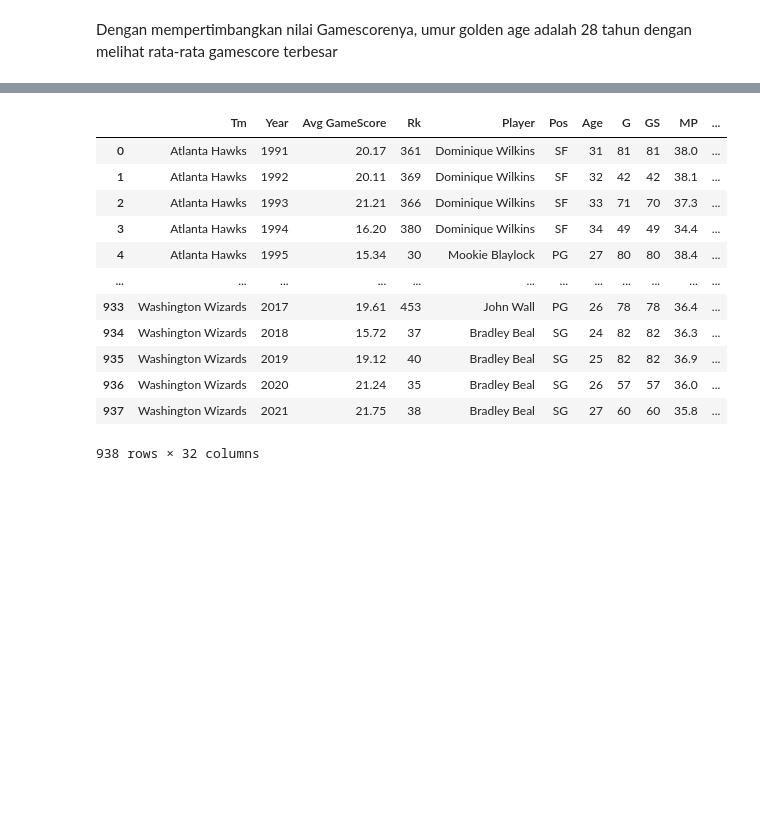
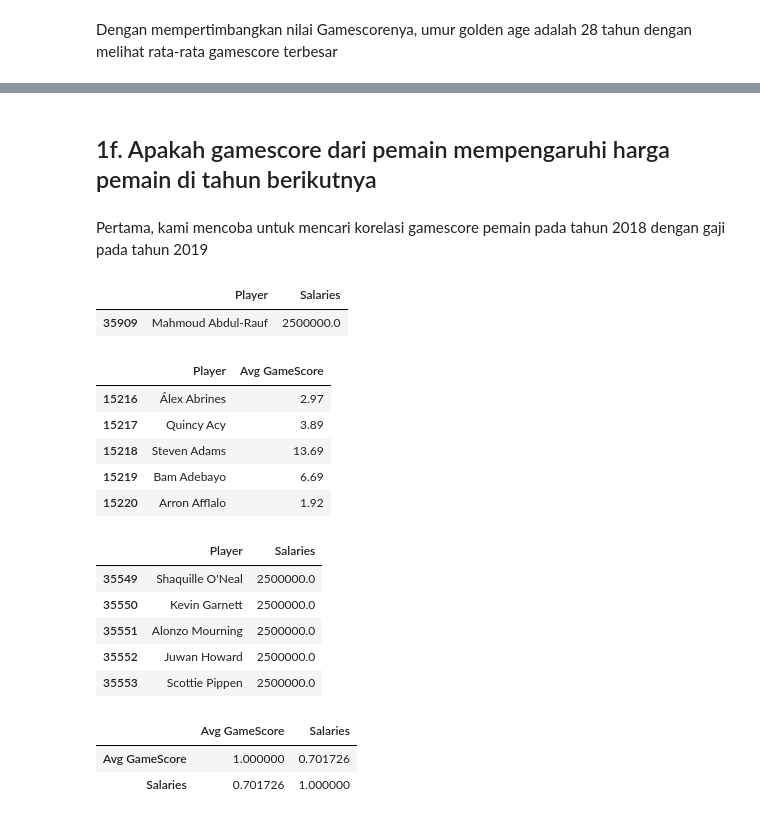
Before and after one commit to akmalgomal3/nba-kasddead, a Jupyter notebook: dataset-insight.ipynb, the cells around one changed output, grey strips where cells are left out. Cells and saved outputs as stored; diff of their text form; code cells hidden in the pictures; blank space fills up the shorter version.

```diff
--- a/dataset-insight.ipynb
+++ b/dataset-insight.ipynb
@@ -862,6 +859,0 @@ Dengan mempertimbangkan nilai Gamescorenya, umur golden age adalah 28 tahun deng
-# %%
-for i in arr_init_name :
-    val_real_team_name = nicknames_df['Name'].loc[nicknames_df['Abbreviation'] == i].values
-    players_df.loc[players_df["Tm"] == i, "Tm"] = val_real_team_name[0]
-
-display(players_df)
@@ -882,19 +860,44 @@ display(players_df)
-# %%
-the_best_player_from_team_each_year = players_df.groupby(["Tm","Year"]).agg({"Avg GameScore" : max}).reset_index()
-the_best_player_from_team_each_year = the_best_player_from_team_each_year.merge(players_df, on=["Tm", "Year", "Avg GameScore"], how="inner")
-
-display(the_best_player_from_team_each_year)
-# %% [output]
-|  | Tm | Year | Avg GameScore | Rk | Player | Pos | Age | G | GS | MP | ... |
-| 0 | Atlanta Hawks | 1991 | 20.17 | 361 | Dominique Wilkins | SF | 31 | 81 | 81 | 38.0 | ... |
-| 1 | Atlanta Hawks | 1992 | 20.11 | 369 | Dominique Wilkins | SF | 32 | 42 | 42 | 38.1 | ... |
-| 2 | Atlanta Hawks | 1993 | 21.21 | 366 | Dominique Wilkins | SF | 33 | 71 | 70 | 37.3 | ... |
-| 3 | Atlanta Hawks | 1994 | 16.20 | 380 | Dominique Wilkins | SF | 34 | 49 | 49 | 34.4 | ... |
-| 4 | Atlanta Hawks | 1995 | 15.34 | 30 | Mookie Blaylock | PG | 27 | 80 | 80 | 38.4 | ... |
-| ... | ... | ... | ... | ... | ... | ... | ... | ... | ... | ... | ... |
-| 933 | Washington Wizards | 2017 | 19.61 | 453 | John Wall | PG | 26 | 78 | 78 | 36.4 | ... |
-| 934 | Washington Wizards | 2018 | 15.72 | 37 | Bradley Beal | SG | 24 | 82 | 82 | 36.3 | ... |
-| 935 | Washington Wizards | 2019 | 19.12 | 40 | Bradley Beal | SG | 25 | 82 | 82 | 36.9 | ... |
-| 936 | Washington Wizards | 2020 | 21.24 | 35 | Bradley Beal | SG | 26 | 57 | 57 | 36.0 | ... |
-| 937 | Washington Wizards | 2021 | 21.75 | 38 | Bradley Beal | SG | 27 | 60 | 60 | 35.8 | ... |
-938 rows × 32 columns
+# %% [markdown]
+## 1f. Apakah gamescore dari pemain mempengaruhi harga pemain di tahun berikutnya
+# %% [markdown]
+Pertama, kami mencoba untuk mencari korelasi gamescore pemain pada tahun 2018 dengan gaji pada tahun 2019
+# %%
+import seaborn as sns
+
+temp_player_2018 = players_df.loc[players_df['Year'] == 2018]
+temp_salaries_2019 = salaries_df.loc[salaries_df['Year'] == 2019]
+
+temp_player_2018 = temp_player_2018.loc[:, ['Player', 'Avg GameScore']]
+temp_salaries_2019 = temp_salaries_2019.loc[:, ['Name', 'Salaries']]
+
+temp_salaries_2019.rename(columns={'Name' : 'Player'}, inplace=True)
+
+temp = temp_salaries_2019.loc[temp_salaries_2019['Player'] == 'Mahmoud Abdul-Rauf']
+
+display(temp.head())
+display(temp_player_2018.head())
+
+display(temp_salaries_2019.head())
+
+data_2019 = pd.merge(temp_player_2018, temp_salaries_2019, on=["Player"])
+data_2019 = data_2019.loc[:, ['Avg GameScore', 'Salaries']]
+data_2019 = data_2019.sort_values(by='Salaries')
+display(data_2019.corr())
+# %% [output]
+|  | Player | Salaries |
+| 35909 | Mahmoud Abdul-Rauf | 2500000.0 |
+|  | Player | Avg GameScore |
+| 15216 | Álex Abrines | 2.97 |
+| 15217 | Quincy Acy | 3.89 |
+| 15218 | Steven Adams | 13.69 |
+| 15219 | Bam Adebayo | 6.69 |
+| 15220 | Arron Afflalo | 1.92 |
+|  | Player | Salaries |
+| 35549 | Shaquille O'Neal | 2500000.0 |
+| 35550 | Kevin Garnett | 2500000.0 |
+| 35551 | Alonzo Mourning | 2500000.0 |
+| 35552 | Juwan Howard | 2500000.0 |
+| 35553 | Scottie Pippen | 2500000.0 |
+|  | Avg GameScore | Salaries |
+| Avg GameScore | 1.000000 | 0.701726 |
+| Salaries | 0.701726 | 1.000000 |
```
Also changed, not shown: parts of 11 cells of this notebook, 2 other files.
